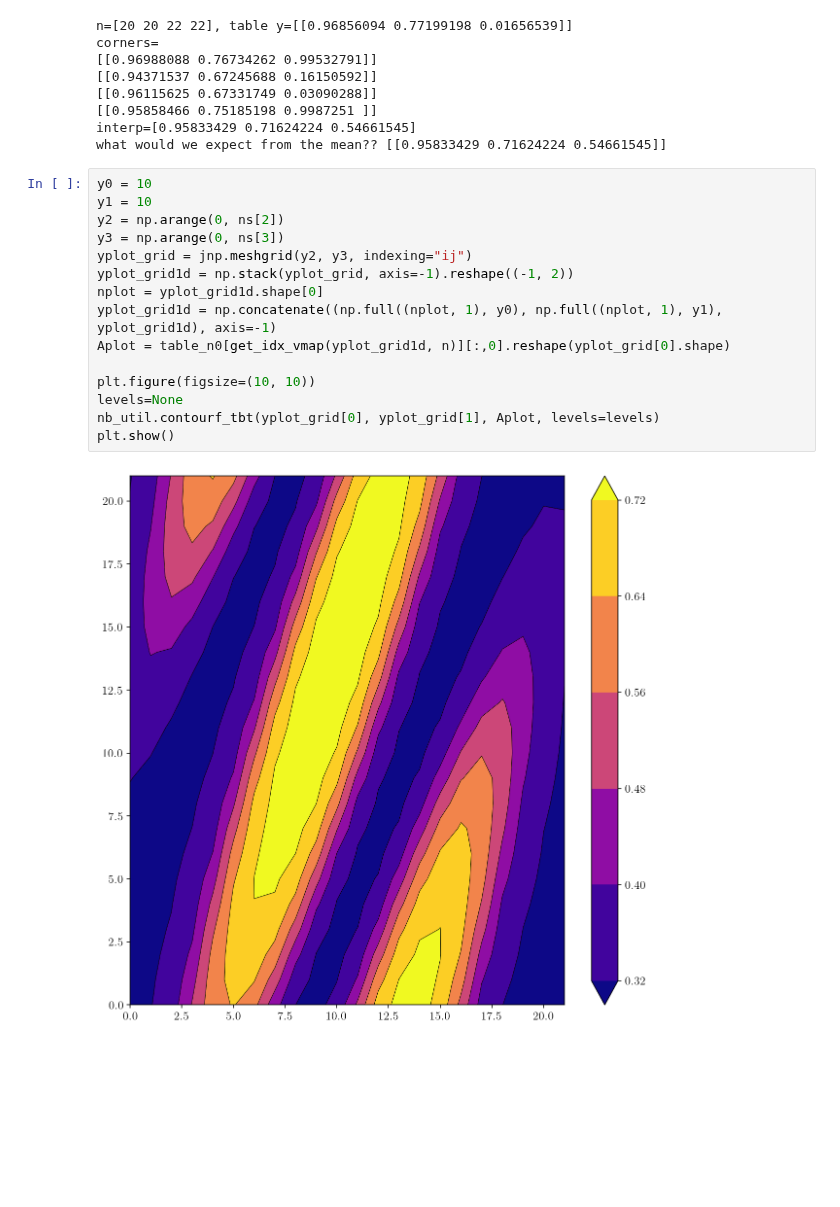
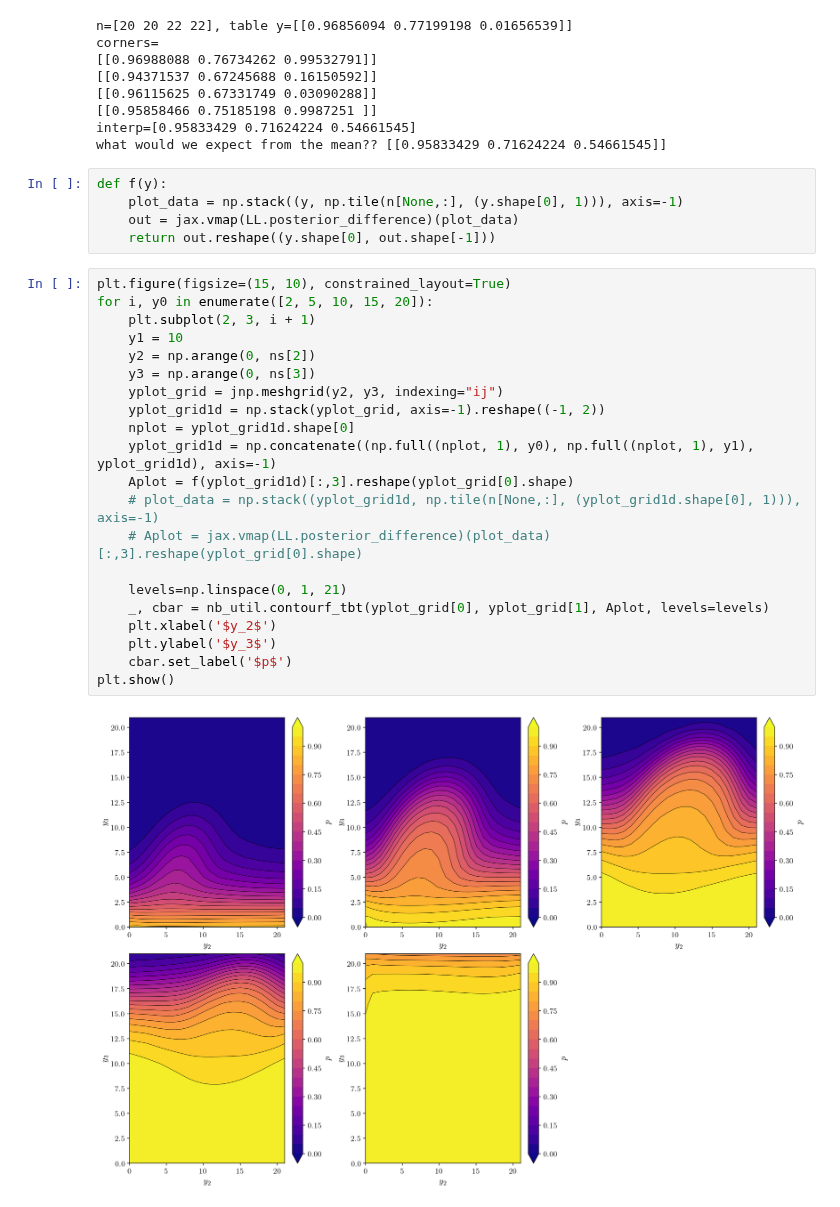
Before and after one commit to Confirm-Solutions/confirmasaurus, a Jupyter notebook: research/lei/table.ipynb, the cells around one changed output. Cells and saved outputs as stored; diff of their text form; blank space fills up the shorter version.

```diff
--- a/research/lei/table.ipynb
+++ b/research/lei/table.ipynb
@@ -118,20 +124,31 @@ corners=
 [[0.95858466 0.75185198 0.9987251 ]]
 interp=[0.95833429 0.71624224 0.54661545]
 what would we expect from the mean?? [[0.95833429 0.71624224 0.54661545]]
+# %%
+def f(y):
+    plot_data = np.stack((y, np.tile(n[None,:], (y.shape[0], 1))), axis=-1)
+    out = jax.vmap(LL.posterior_difference)(plot_data)
+    return out.reshape((y.shape[0], out.shape[-1]))
 # %%
-y0 = 10
-y1 = 10
-y2 = np.arange(0, ns[2])
-y3 = np.arange(0, ns[3])
-yplot_grid = jnp.meshgrid(y2, y3, indexing="ij")
-yplot_grid1d = np.stack(yplot_grid, axis=-1).reshape((-1, 2))
-nplot = yplot_grid1d.shape[0]
-yplot_grid1d = np.concatenate((np.full((nplot, 1), y0), np.full((nplot, 1), y1), yplot_grid1d), axis=-1)
-Aplot = table_n0[get_idx_vmap(yplot_grid1d, n)][:,0].reshape(yplot_grid[0].shape)
+plt.figure(figsize=(15, 10), constrained_layout=True)
+for i, y0 in enumerate([2, 5, 10, 15, 20]):
+    plt.subplot(2, 3, i + 1)
+    y1 = 10
+    y2 = np.arange(0, ns[2])
+    y3 = np.arange(0, ns[3])
+    yplot_grid = jnp.meshgrid(y2, y3, indexing="ij")
+    yplot_grid1d = np.stack(yplot_grid, axis=-1).reshape((-1, 2))
+    nplot = yplot_grid1d.shape[0]
+    yplot_grid1d = np.concatenate((np.full((nplot, 1), y0), np.full((nplot, 1), y1), yplot_grid1d), axis=-1)
+    Aplot = f(yplot_grid1d)[:,3].reshape(yplot_grid[0].shape)
+    # plot_data = np.stack((yplot_grid1d, np.tile(n[None,:], (yplot_grid1d.shape[0], 1))), axis=-1)
+    # Aplot = jax.vmap(LL.posterior_difference)(plot_data)[:,3].reshape(yplot_grid[0].shape)
 
-plt.figure(figsize=(10, 10))
-levels=None
-nb_util.contourf_tbt(yplot_grid[0], yplot_grid[1], Aplot, levels=levels)
+    levels=np.linspace(0, 1, 21)
+    _, cbar = nb_util.contourf_tbt(yplot_grid[0], yplot_grid[1], Aplot, levels=levels)
+    plt.xlabel('$y_2$')
+    plt.ylabel('$y_3$')
+    cbar.set_label('$p$')
 plt.show()
 # %% [output]
-[figure, old version]
+[figure, new version]
```
Also changed, not shown: parts of 14 cells of this notebook, 3 other files.
